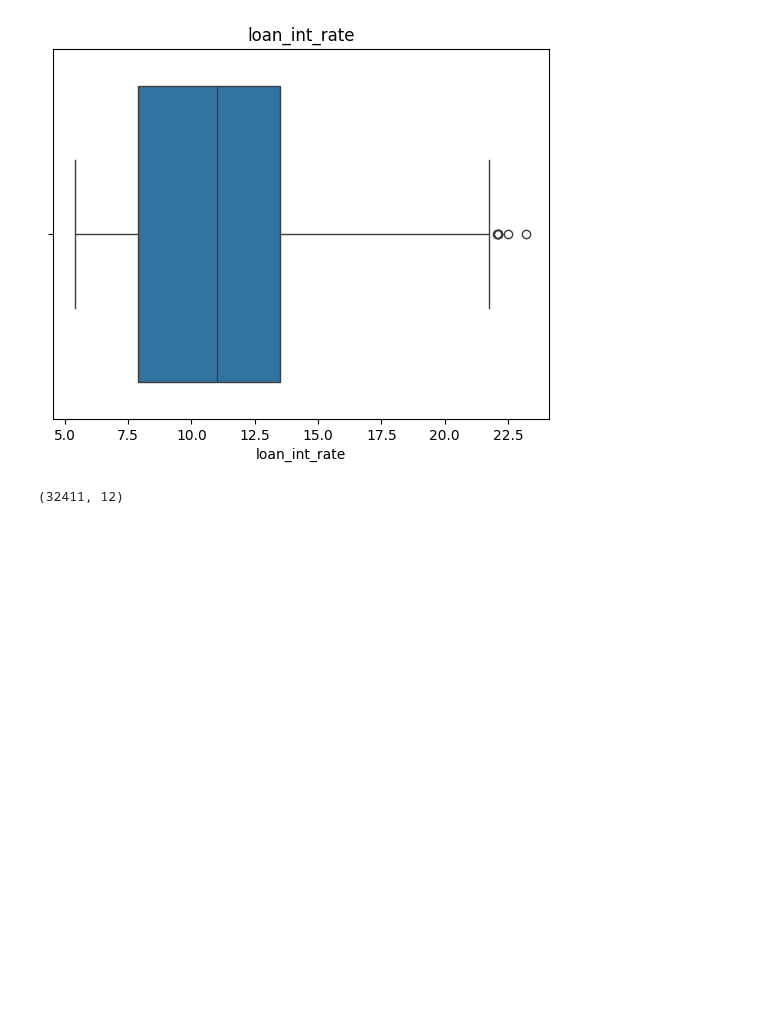
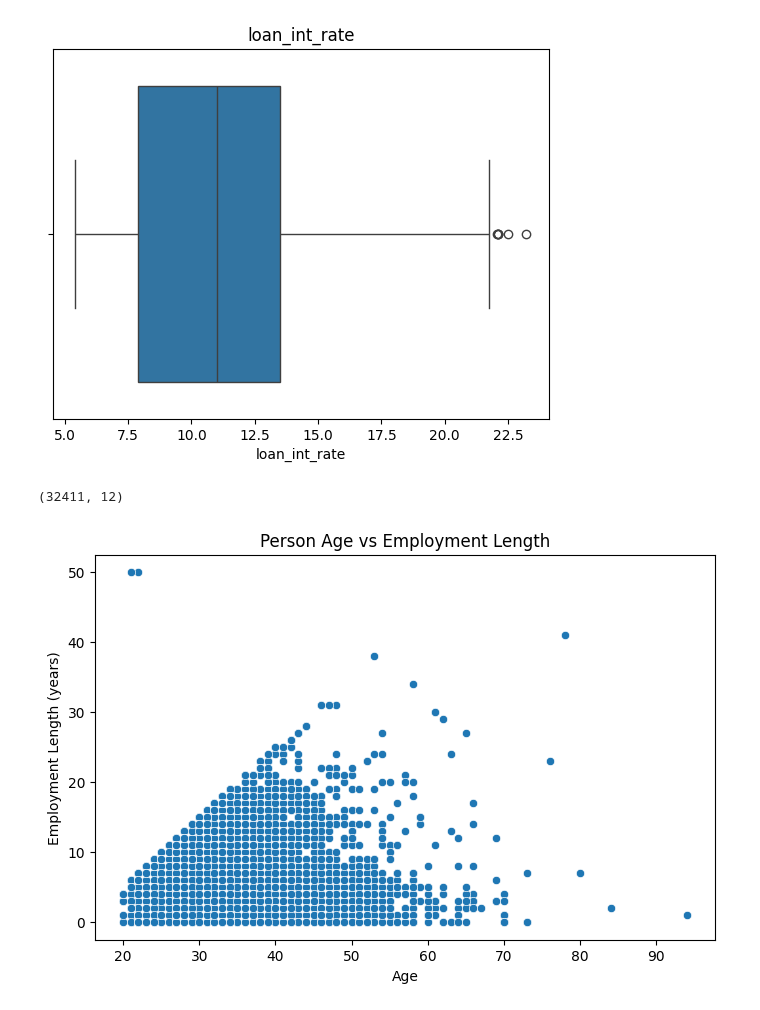
Before and after one commit to Gechtyoeng/DATA-SCIENCE-CREDIT-SCORING, a Jupyter notebook: credit_scoring/notebooks/data_eda.ipynb, the cells around one changed output. Saved outputs shown, nothing was run; the diff lists cells and outputs as text; code cells hidden in the pictures; blank space fills up the shorter version.

Commit message:
clean data

```diff
--- a/credit_scoring/notebooks/data_eda.ipynb
+++ b/credit_scoring/notebooks/data_eda.ipynb
@@ -205,3 +205,13 @@ for col in features:
 df.shape
 # %% [output]
 (32411, 12)
+# %%
+plt.figure(figsize=(8,5))
+sns.scatterplot(x='person_age', y='person_emp_length', data=df)
+
+plt.title("Person Age vs Employment Length")
+plt.xlabel("Age")
+plt.ylabel("Employment Length (years)")
+plt.show()
+# %% [output]
+[figure, added]
```
Also changed, not shown: 4 other files.
